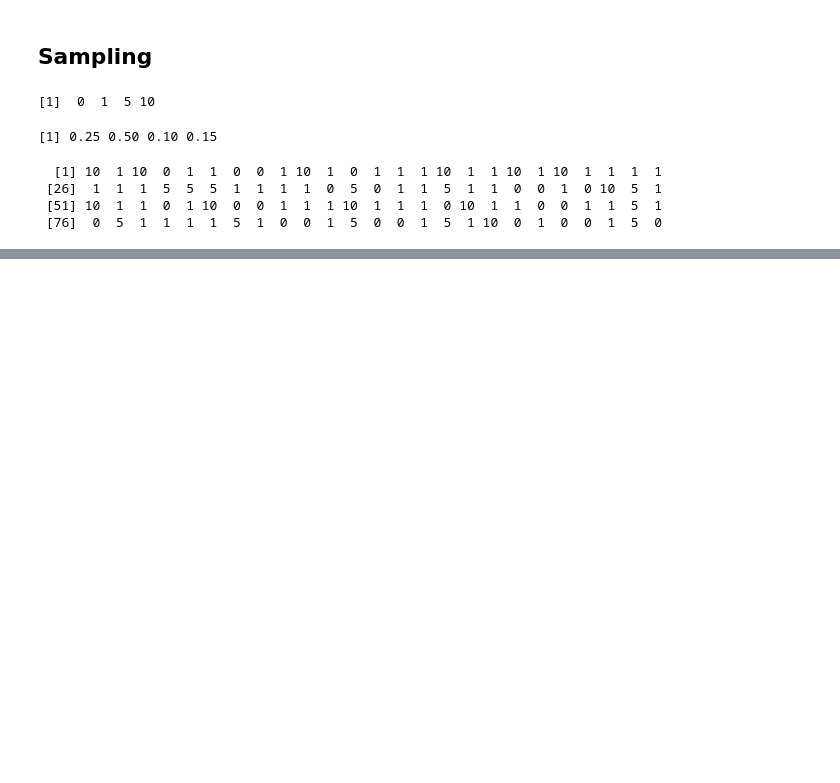
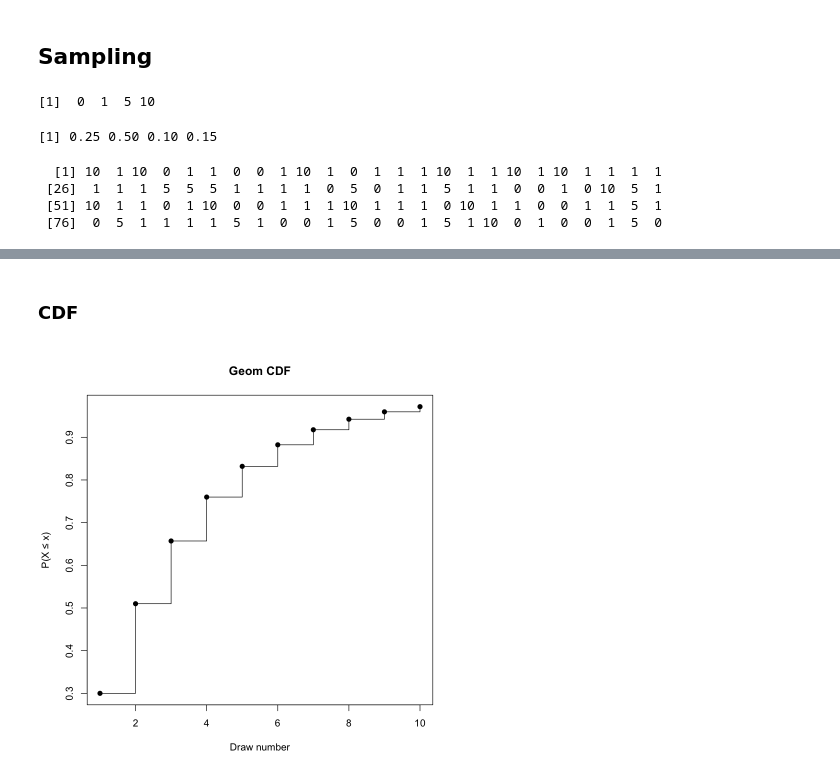
Before and after one commit to stevenferrer/jnb, a Jupyter notebook: stat110/distributions.ipynb, the cells around one changed output, grey strips where cells are left out. Cells and saved outputs as stored; diff of their text form; code cells hidden in the pictures; blank space fills up the shorter version.

```diff
--- a/stat110/distributions.ipynb
+++ b/stat110/distributions.ipynb
@@ -136,0 +158,14 @@ sample(x, 100, prob=p, replace=TRUE)
+# %% [markdown]
+### CDF
+# %%
+# P(first success ≤ x)
+cdf_geom <- pgeom(x - 1, prob = 0.3)
+plot(x, cdf,
+     type = "s",
+     main = "Geom CDF",
+     ylab = "P(X ≤ x)",
+     xlab = "Draw number",
+)
+points(x, cdf_geom, pch = 19)
+# %% [output]
+[figure, added]
```
Also changed, not shown: parts of 19 cells of this notebook.
